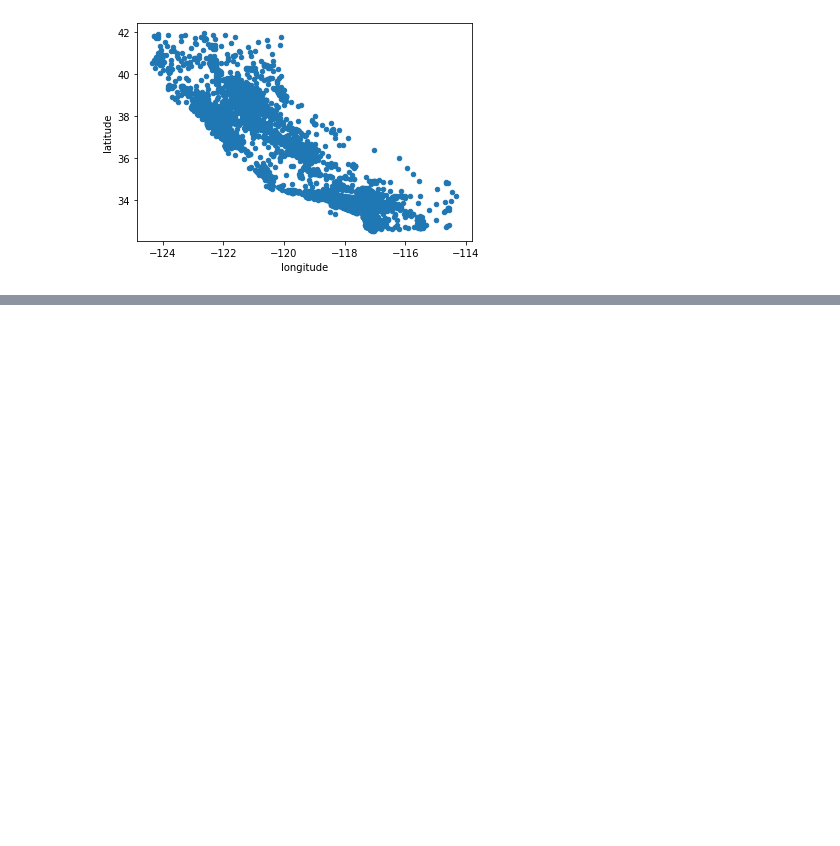
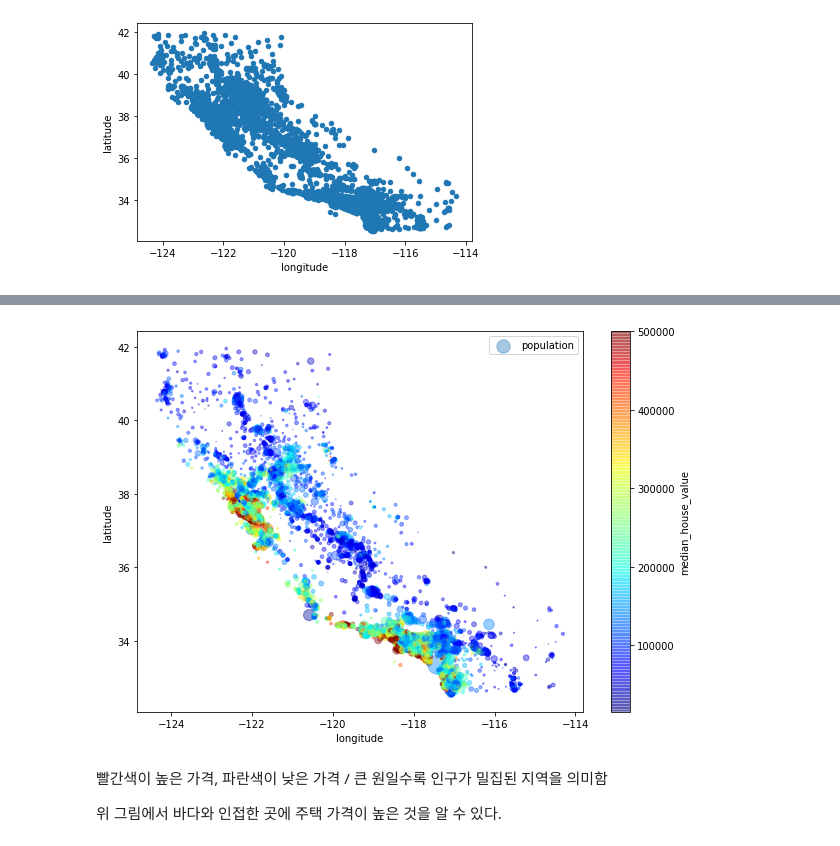
Before and after one commit to hyeon1263/BigAI, a Jupyter notebook: 핸즈온 머신러닝/02_MLProject_Intro.ipynb, the cells around one changed output, grey strips where cells are left out. Saved outputs shown, nothing was run; the diff lists cells and outputs as text; code cells hidden in the pictures; blank space fills up the shorter version.

```diff
--- a/핸즈온 머신러닝/02_MLProject_Intro.ipynb
+++ b/핸즈온 머신러닝/02_MLProject_Intro.ipynb
@@ -242,0 +250,13 @@ plt.show()
+# %%
+housing.plot(kind='scatter', x='longitude', y='latitude', alpha=0.4,
+             s=housing['population']/100, label='population', figsize=(10,7),  # s: 원의 반지름 크기
+             c='median_house_value', cmap=plt.get_cmap('jet'), colorbar=True,  # c: 원의 색상
+             sharex=False)
+plt.legend()
+plt.show()
+# %% [output]
+[figure, added]
+# %% [markdown]
+빨간색이 높은 가격, 파란색이 낮은 가격 / 큰 원일수록 인구가 밀집된 지역을 의미함
+
+위 그림에서 바다와 인접한 곳에 주택 가격이 높은 것을 알 수 있다.
```
Also changed, not shown: parts of 70 cells of this notebook.
